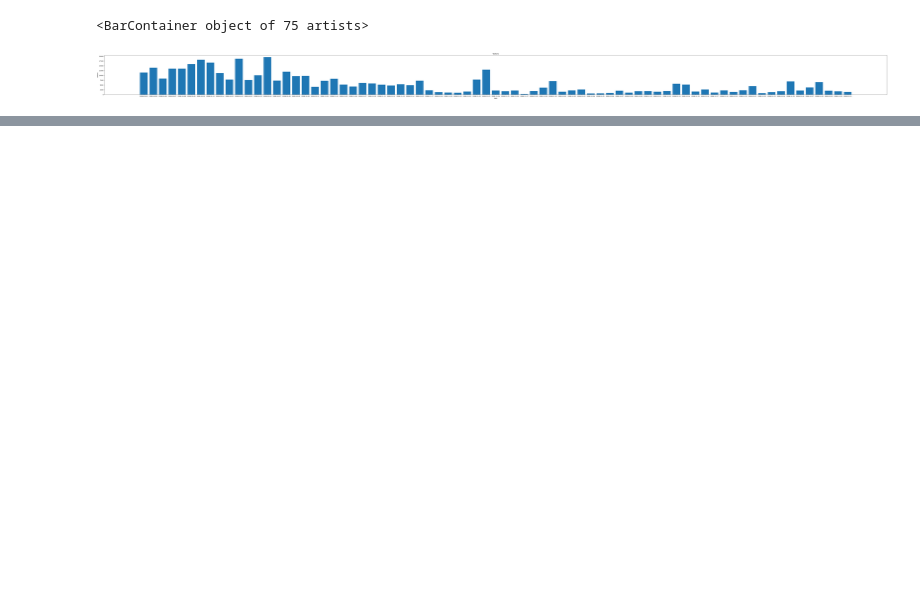
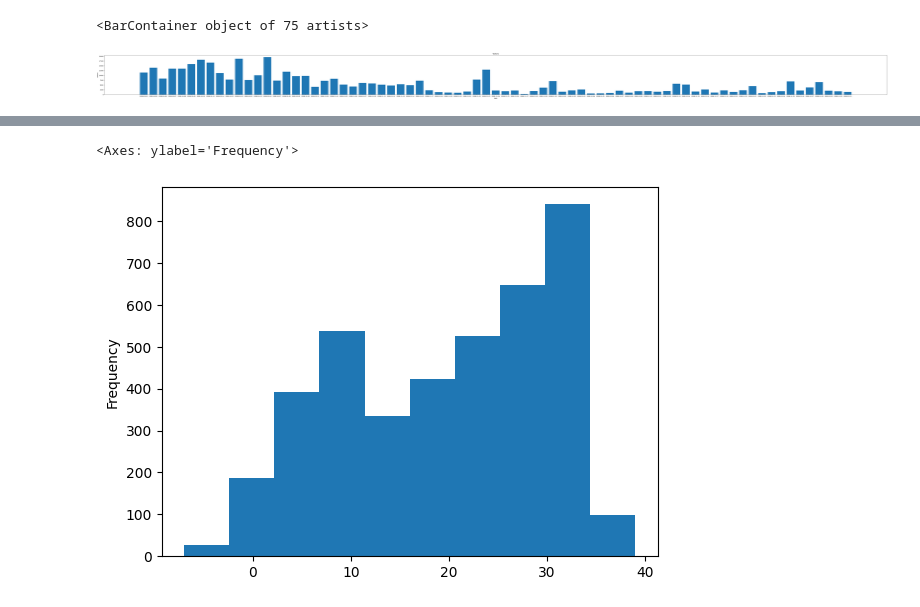
Before and after one commit to jrary/DataScienceTermProject, a Jupyter notebook: src/dataVisualization.ipynb, the cells around one changed output, grey strips where cells are left out. Cells and saved outputs as stored; diff of their text form; code cells hidden in the pictures; blank space fills up the shorter version.

```diff
--- a/src/dataVisualization.ipynb
+++ b/src/dataVisualization.ipynb
@@ -981,0 +757,5 @@ NameError: name 'find_outlier_Turkey' is not defined
+# %%
+df['highest temperature_max'].plot(kind='hist')
+# %% [output]
+<Axes: ylabel='Frequency'>
+[figure, added]
```
Also changed, not shown: parts of 52 cells of this notebook.
